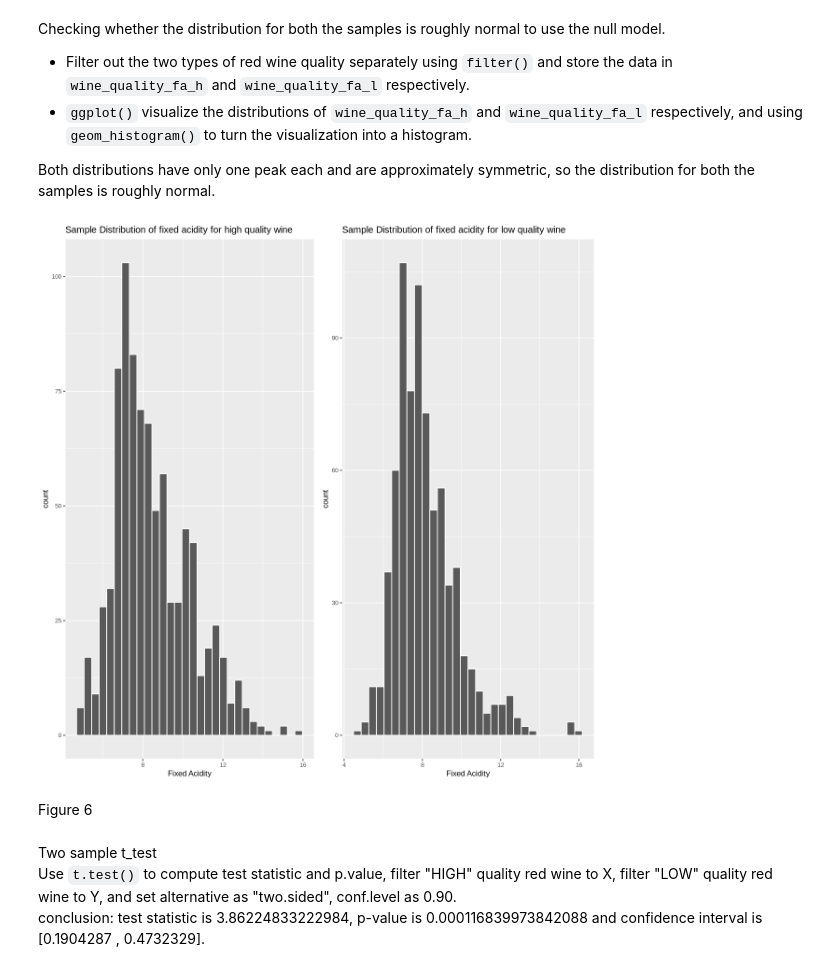
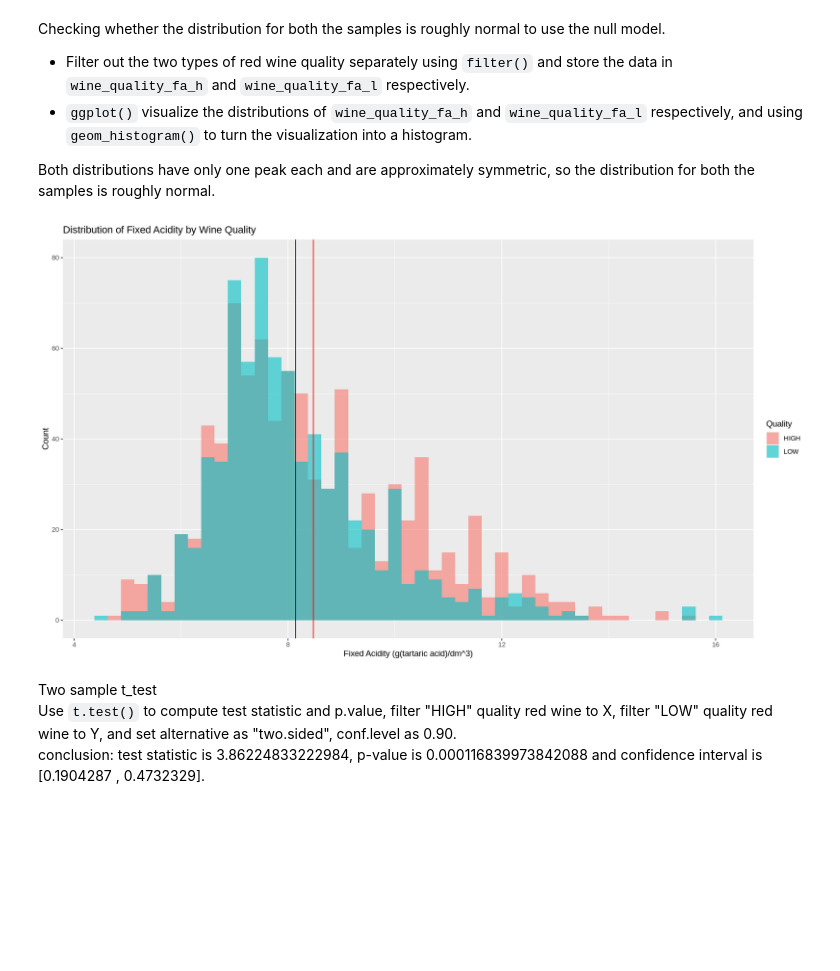
Before and after one commit to aleong2004/Wine-Composition, a Jupyter notebook: proposal.ipynb, the cells around one changed output. Cells and saved outputs as stored; diff of their text form; code cells hidden in the pictures; blank space fills up the shorter version.

```diff
--- a/proposal.ipynb
+++ b/proposal.ipynb
@@ -153,7 +156,7 @@ Figure 1: Histogram comparing the distribution of `fixed_acidity` between differ
 #visualizing the distribution of volatile acidity by wine quality
 options(repr.plot.width = 8, repr.plot.height = 6)
 
-fixed_plot <- wine_data |>
+volatile_plot <- wine_data |>
     ggplot(aes(x = volatile_acidity, fill = quality)) +
     geom_histogram(alpha = 0.6, position = "identity", binwidth = 0.03) +
     geom_vline(xintercept = 0.4741462, color = "red") +
@@ -162,7 +165,7 @@ fixed_plot <- wine_data |>
          y = "Count",
          title = "Distribution of Volatile Acidity by Wine Quality",
          fill = "Quality")
-fixed_plot
+volatile_plot
 # %% [output]
 [figure]
 # %% [markdown]
@@ -348,33 +429,14 @@ Checking whether the distribution for both the samples is roughly normal to use
 
 Both distributions have only one peak each and are approximately symmetric, so the distribution for both the samples is roughly normal.
 # %%
+# Wine quality data selecting quality and fixed acidity
+wine_quality_fa <- wine_data |>
+select(quality,fixed_acidity)
+
 #Checking whether the distribution for both the samples is roughly normal to use the null model
-wine_quality_fa_h <- wine_quality_fa |>
-filter(quality == "HIGH")
-
-wine_quality_fa_h_plot <- wine_quality_fa_h |>
-ggplot(aes(x = fixed_acidity))+
-geom_histogram(bins=30,color = 'white')+
-labs(title = "Sample Distribution of fixed acidity for high quality wine",
-         x = "Fixed Acidity")+
-    theme(text = element_text(size = 10))
-
-wine_quality_fa_l <- wine_quality_fa |>
-filter(quality == "LOW")
-
-wine_quality_fa_l_plot <- wine_quality_fa_l |>
-ggplot(aes(x = fixed_acidity))+
-geom_histogram(bins=30,color = 'white')+
-labs(title = "Sample Distribution of fixed acidity for low quality wine",
-         x = "Fixed Acidity")+
-    theme(text = element_text(size = 10))
-
-options(repr.plot.width=10,repr.plot.height=10)
-plot_grid(wine_quality_fa_h_plot,wine_quality_fa_l_plot)
+fixed_plot
 # %% [output]
-[figure, old version]
+[figure, new version]
-# %% [markdown]
-Figure 6
 # %% [markdown]
 Two sample t_test\
 Use `t.test()` to compute test statistic and p.value, filter "HIGH" quality red wine to X, filter "LOW" quality red wine to Y, and set alternative as "two.sided", conf.level as 0.90.\
```
Also changed, not shown: parts of 31 cells of this notebook.
